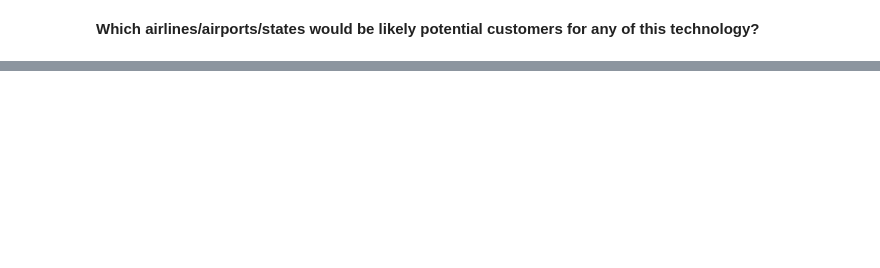
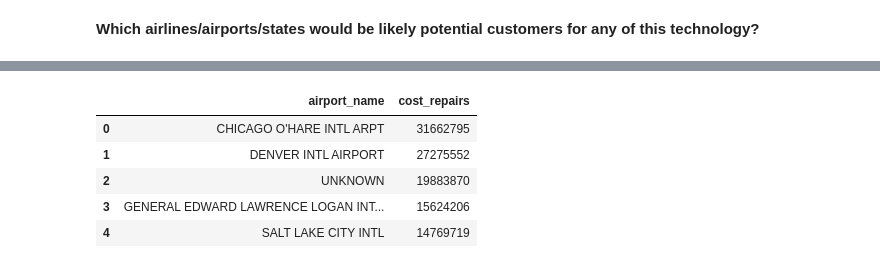
Before and after one commit to najma2hsn/Assessment-Data-Analysis-Fundamentals-Week-2, a Jupyter notebook: wildlife-strike-analysis.ipynb, the cells around one changed output, grey strips where cells are left out. Cells and saved outputs as stored; diff of their text form; code cells hidden in the pictures; blank space fills up the shorter version.

```diff
--- a/wildlife-strike-analysis.ipynb
+++ b/wildlife-strike-analysis.ipynb
@@ -296,0 +398,11 @@ _Making the charts_
+# %%
+airport_cost = target_areas.groupby(
+    'airport_name')['cost_repairs'].sum().sort_values(ascending=False).reset_index().head(5)
+airport_cost
+# %% [output]
+|  | airport_name | cost_repairs |
+| 0 | CHICAGO O'HARE INTL ARPT | 31662795 |
+| 1 | DENVER INTL AIRPORT | 27275552 |
+| 2 | UNKNOWN | 19883870 |
+| 3 | GENERAL EDWARD LAWRENCE LOGAN INT... | 15624206 |
+| 4 | SALT LAKE CITY INTL | 14769719 |
```
Also changed, not shown: parts of 15 cells of this notebook.
